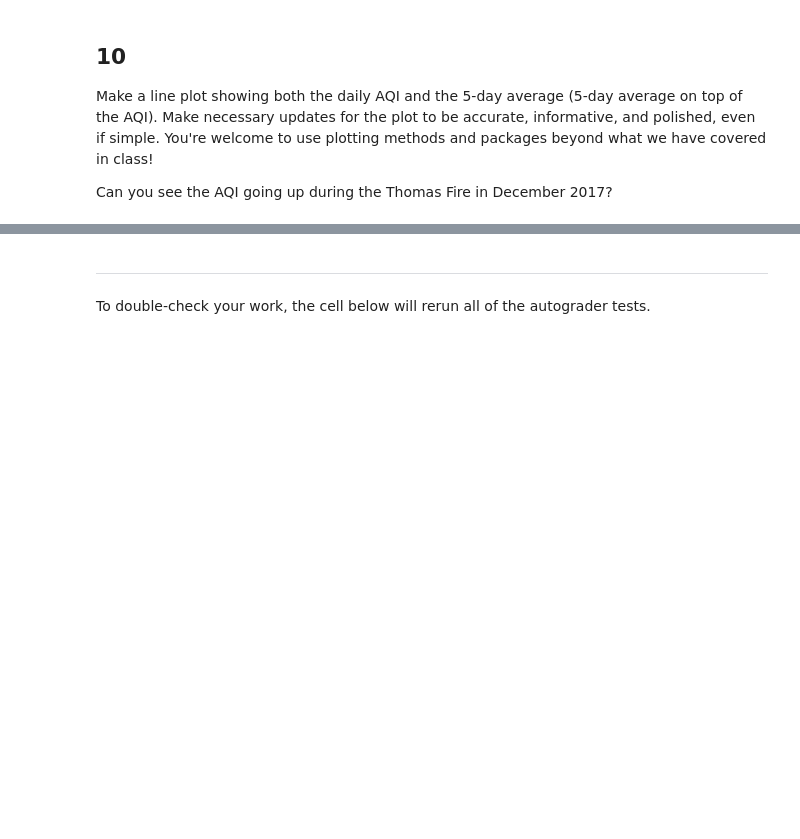
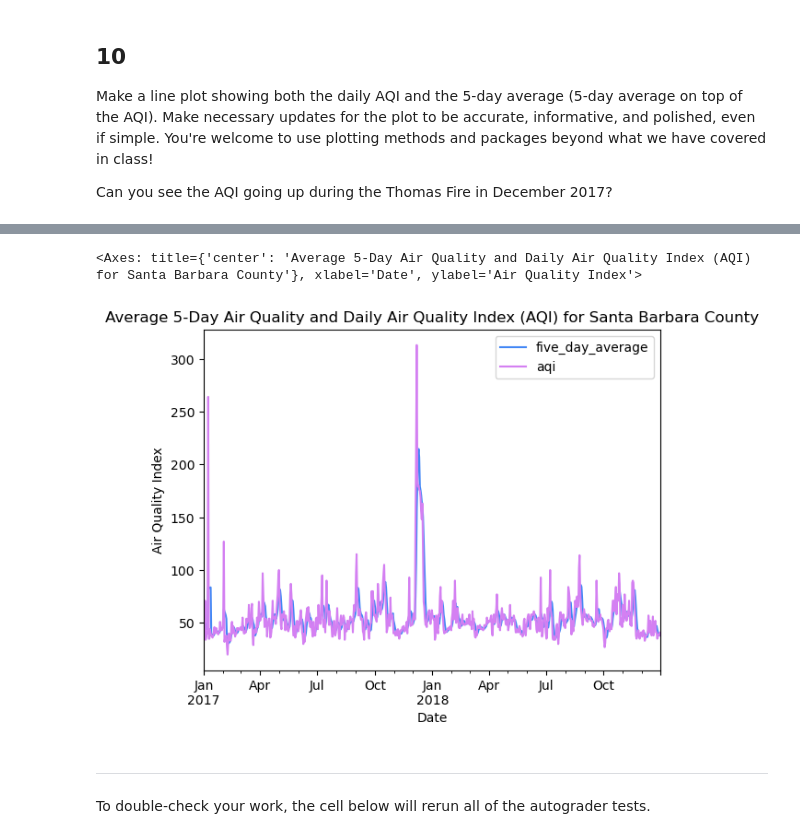
Before and after one commit to IsabellaSegarra/eds220-hwk2, a Jupyter notebook: task3/hwk2-task3-aqi.ipynb, the cells around one changed output, grey strips where cells are left out. Saved outputs shown, nothing was run; the diff lists cells and outputs as text; code cells hidden in the pictures; blank space fills up the shorter version.

Commit message:
Final updates to task 2 and final plot and code output for task 3.

```diff
--- a/task3/hwk2-task3-aqi.ipynb
+++ b/task3/hwk2-task3-aqi.ipynb
@@ -307,6 +290,10 @@ The 'date' column in the 'aqi_sb' dataset is an object data type.
 In the following cell:
 1. Update the date column of `aqi_sb` to be a `pandas.datetime` object.
 2. Update the index of `aqi_sb` to be the `date` column.
-# %%
-aqi_sb.date = pd.to_datetime(aqi_sb['date'])
+# %%
+# Convert to 'datetime' object with 'pd.to_datetime'
+aqi_sb['date'] = pd.to_datetime(aqi_sb['date'])
+
+# Update index of 'aqi_sb' to 'date' column with 'set_index()' function
+aqi_sb = aqi_sb.set_index('date')
 # %%
@@ -322,7 +315,0 @@ dtype: object
-# %%
-# Convert to 'datetime' object with 'pd.to_datetime'
-aqi_sb.date = pd.to_datetime(aqi_sb['date'])
-
-# Update index of 'aqi_sb' to 'date' column with 'set_index()' function
-aqi_sb = aqi_sb.set_index('date')
-aqi_sb
@@ -437,3 +366,6 @@ aqi_sb
+# %%
+# Use the 'rolling_average' Pandas Series as a new column called 'five_day_average' in dataframe
+aqi_sb['five_day_average'] = rolling_average
 # %%
 grader.check("q9")
 # %% [output]
@@ -464,3 +397,15 @@ Can you see the AQI going up during the Thomas Fire in December 2017?
+# %%
+
+aqi_sb.plot(kind = 'line',
+           y = ['five_day_average', 'aqi'],
+            xlabel='Date',
+            ylabel='Air Quality Index',
+            title = 'Average 5-Day Air Quality and Daily Air Quality Index (AQI) for Santa Barbara County',
+            color = {'five_day_average':'#4287f5',
+                 'aqi': '#d480f2'})
+# %% [output]
+<Axes: title={'center': 'Average 5-Day Air Quality and Daily Air Quality Index (AQI) for Santa Barbara County'}, xlabel='Date', ylabel='Air Quality Index'>
+[figure, added]
 # %% [markdown]
 ---
 
```
Also changed, not shown: parts of 25 cells of this notebook, 1 other file.
